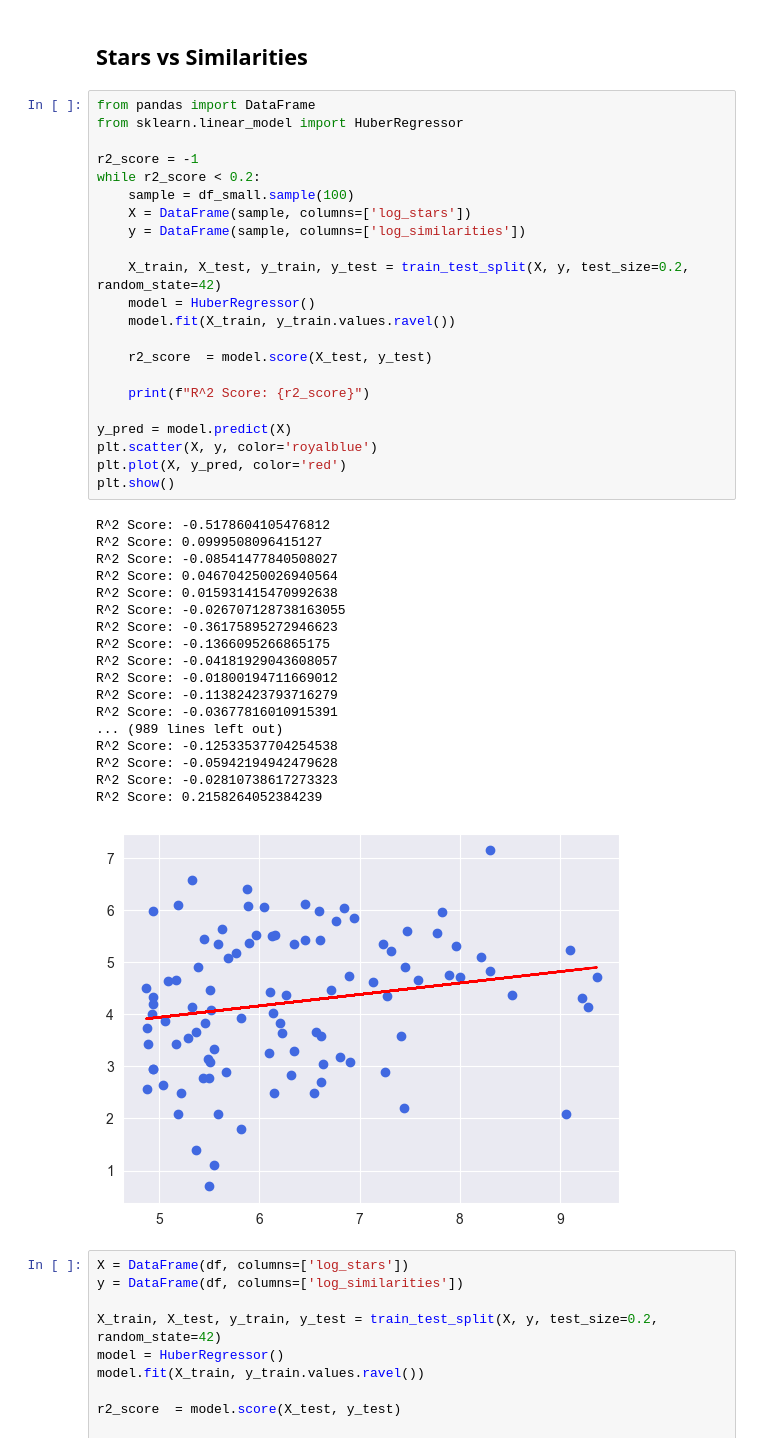
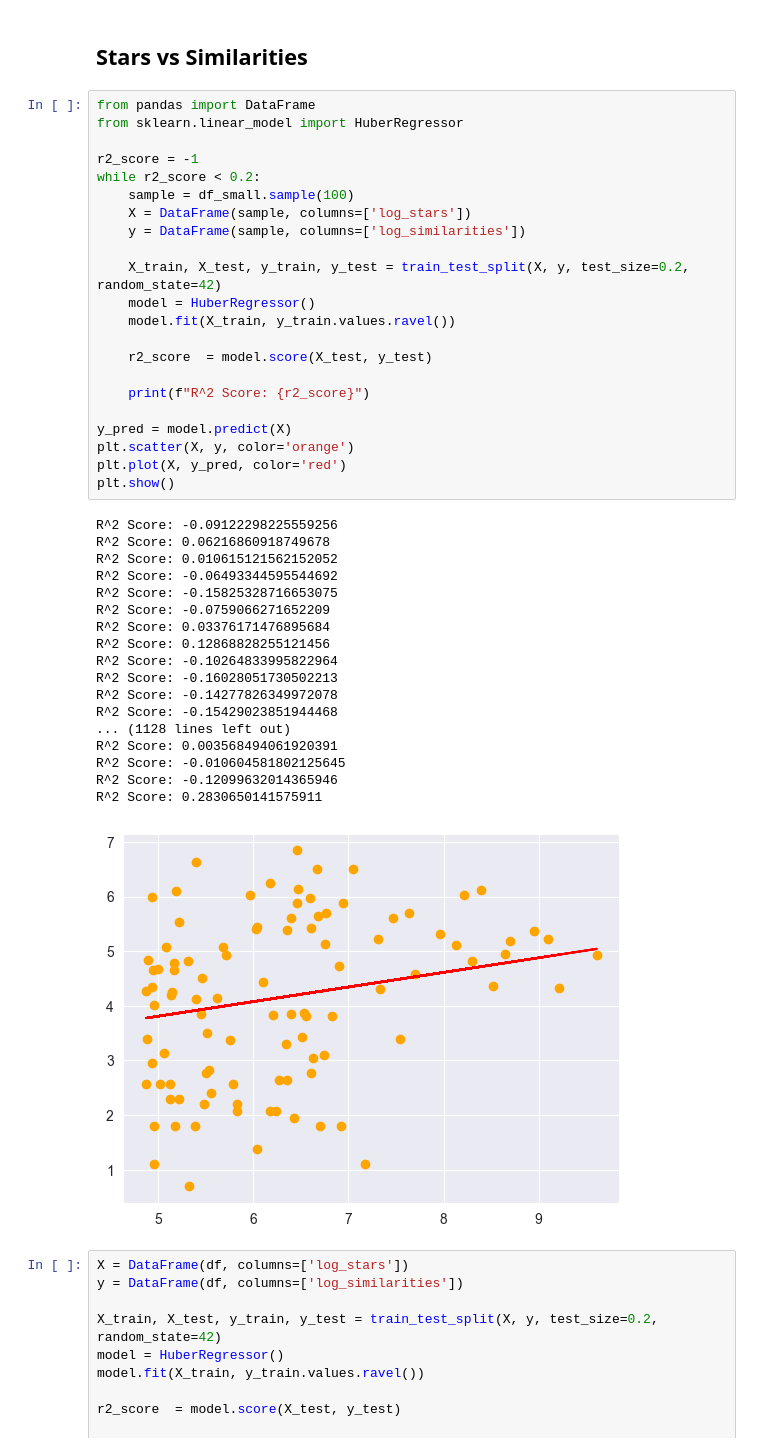
Before and after one commit to jubenitezg/Go-Clone-Thesis, a Jupyter notebook: clone-detection/analysis.ipynb, the cells around one changed output. Drawn from its saved outputs; the diff is of its cells as text.

```diff
--- a/clone-detection/analysis.ipynb
+++ b/clone-detection/analysis.ipynb
@@ -245,44 +245,44 @@ df_small = DataFrame(df, columns=['log_contributors', 'log_commits', 'log_issues
 # %%
 from pandas import DataFrame
 from sklearn.linear_model import HuberRegressor
 
 r2_score = -1
 while r2_score < 0.2:
 	sample = df_small.sample(100)
 	X = DataFrame(sample, columns=['log_stars'])
 	y = DataFrame(sample, columns=['log_similarities'])
 
 	X_train, X_test, y_train, y_test = train_test_split(X, y, test_size=0.2, random_state=42)
 	model = HuberRegressor()
 	model.fit(X_train, y_train.values.ravel())
 
 	r2_score  = model.score(X_test, y_test)
 
 	print(f"R^2 Score: {r2_score}")
 
 y_pred = model.predict(X)
-plt.scatter(X, y, color='royalblue')
+plt.scatter(X, y, color='orange')
 plt.plot(X, y_pred, color='red')
 plt.show()
 # %% [output]
-R^2 Score: -0.5178604105476812
-R^2 Score: 0.0999508096415127
-R^2 Score: -0.08541477840508027
-R^2 Score: 0.046704250026940564
-R^2 Score: 0.015931415470992638
-R^2 Score: -0.026707128738163055
-R^2 Score: -0.36175895272946623
-R^2 Score: -0.1366095266865175
-R^2 Score: -0.04181929043608057
-R^2 Score: -0.01800194711669012
-R^2 Score: -0.11382423793716279
-R^2 Score: -0.03677816010915391
-... (989 lines left out)
-R^2 Score: -0.12533537704254538
-R^2 Score: -0.05942194942479628
-R^2 Score: -0.02810738617273323
-R^2 Score: 0.2158264052384239
+R^2 Score: -0.09122298225559256
+R^2 Score: 0.06216860918749678
+R^2 Score: 0.010615121562152052
+R^2 Score: -0.06493344595544692
+R^2 Score: -0.15825328716653075
+R^2 Score: -0.0759066271652209
+R^2 Score: 0.03376171476895684
+R^2 Score: 0.12868828255121456
+R^2 Score: -0.10264833995822964
+R^2 Score: -0.16028051730502213
+R^2 Score: -0.14277826349972078
+R^2 Score: -0.15429023851944468
+... (1128 lines left out)
+R^2 Score: 0.003568494061920391
+R^2 Score: -0.010604581802125645
+R^2 Score: -0.12099632014365946
+R^2 Score: 0.2830650141575911
-[figure, old version]
+[figure, new version]
 # %%
 X = DataFrame(df, columns=['log_stars'])
 y = DataFrame(df, columns=['log_similarities'])
```
Also changed, not shown: parts of 26 cells of this notebook, 1 other file.
